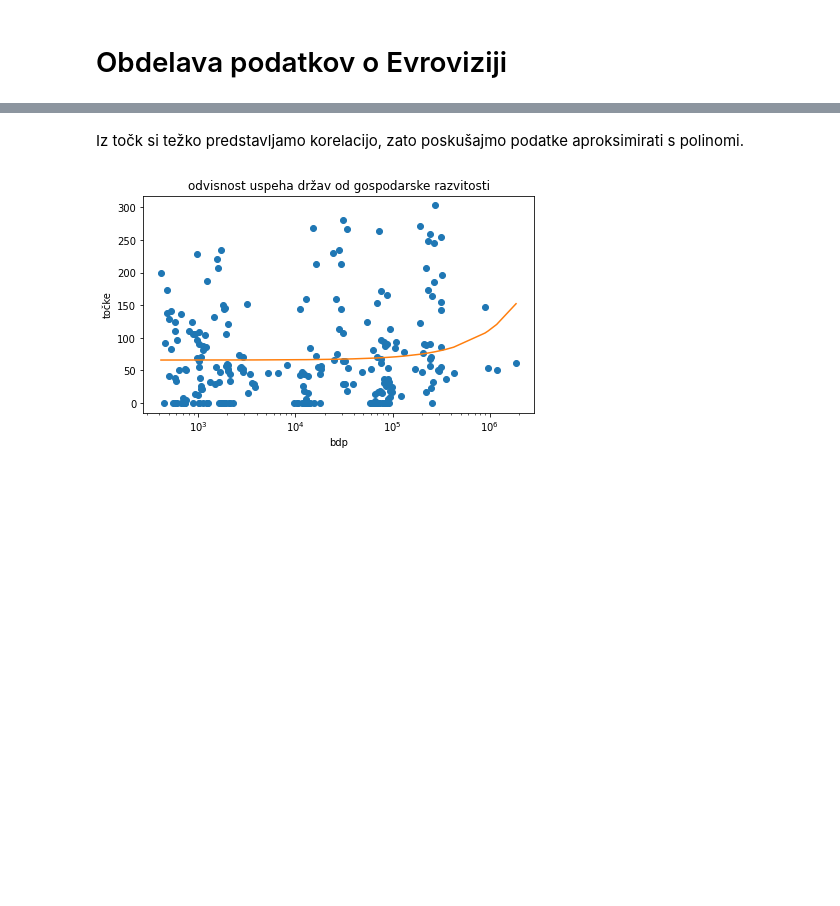
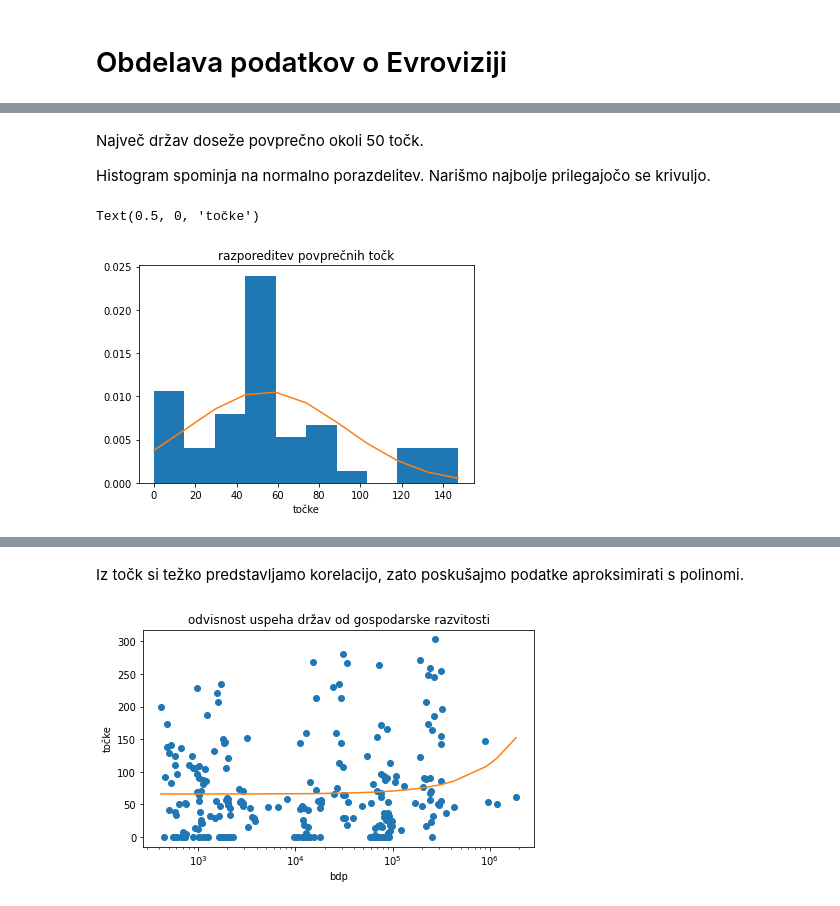
Before and after one commit to lukasimcic/Evrovizija-obdelava-podatkov, a Jupyter notebook: obdelava_podatkov.ipynb, the cells around one changed output, grey strips where cells are left out. Saved outputs shown, nothing was run; the diff lists cells and outputs as text; code cells hidden in the pictures; blank space fills up the shorter version.

```diff
--- a/obdelava_podatkov.ipynb
+++ b/obdelava_podatkov.ipynb
@@ -22,0 +40,14 @@ glasovi = glasovi.rename(columns={'Year': 'leto', 'From country': 'od države',
+# %% [markdown]
+Največ držav doseže povprečno okoli 50 točk.
+
+Histogram spominja na normalno porazdelitev. Narišmo najbolje prilegajočo se krivuljo.
+# %%
+_, bins, _ = plt.hist(točke, density=1)
+mu, sigma = scipy.stats.norm.fit(točke)
+best_fit_line = scipy.stats.norm.pdf(bins, mu, sigma)
+plt.plot(bins, best_fit_line)
+plt.title('razporeditev povprečnih točk')
+plt.xlabel('točke')
+# %% [output]
+Text(0.5, 0, 'točke')
+[figure, added]
```
Also changed, not shown: parts of 15 cells of this notebook.
